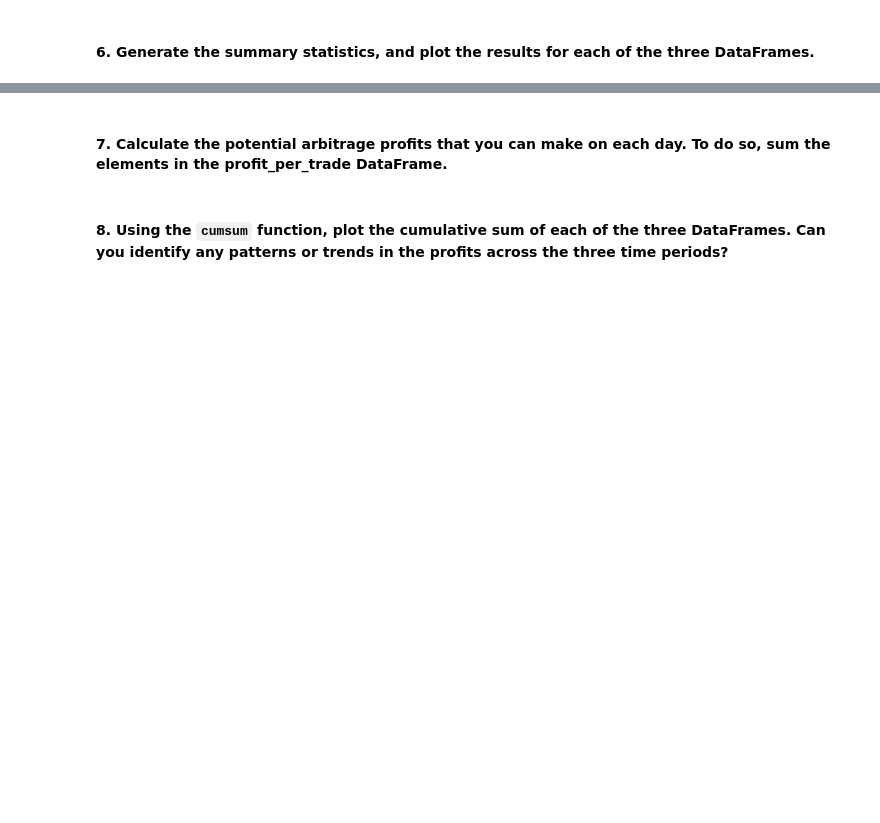
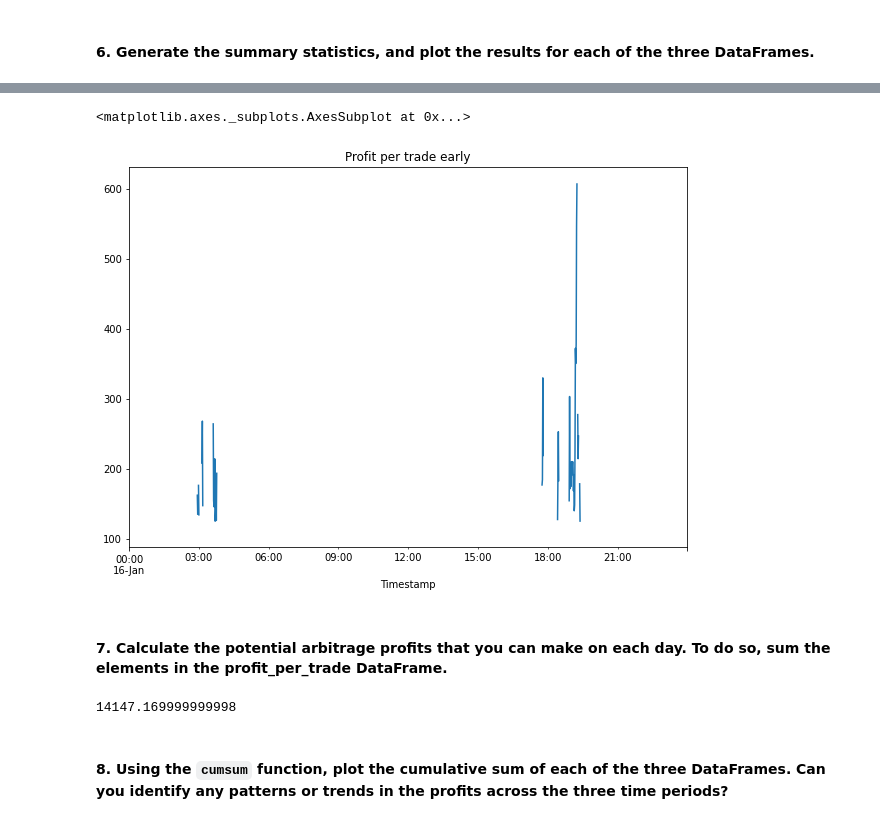
Before and after one commit to willco-1/crypto-arbitrage-challenge, a Jupyter notebook: crypto_arbitrage.ipynb, the cells around one changed output, grey strips where cells are left out. Cells and saved outputs as stored; diff of their text form; code cells hidden in the pictures; blank space fills up the shorter version.

```diff
--- a/crypto_arbitrage.ipynb
+++ b/crypto_arbitrage.ipynb
@@ -428,8 +428,7 @@ Calculate the potential profits for each date that you selected in the previous
 # %%
 # For the date early in the dataset, measure the arbitrage spread between the two exchanges
 # by subtracting the lower-priced exchange from the higher-priced one
-arbitrage_spread_early = coinbase_df['Close'].loc['2018-01-16'] - bitstamp_df['Close'].loc['2018-01-16']
-
+arbitrage_spread_early = coinbase_sliced['Close'].loc['2018-01-16'] - bitstamp_sliced['Close'].loc['2018-01-16']
 
 # Use a conditional statement to generate the summary statistics for each arbitrage_spread DataFrame
 # YOUR CODE HERE
@@ -449,7 +448,7 @@ Name: Close, dtype: float64
 # %%
 # For the date early in the dataset, calculate the spread returns by dividing the instances when the arbitrage spread is positive (> 0)
 # by the price of Bitcoin from the exchange you are buying on (the lower-priced exchange).
-spread_return_early = arbitrage_spread_early[arbitrage_spread_early>0] / bitstamp_df['Close'].loc['2018-01-16']
+spread_return_early = arbitrage_spread_early[arbitrage_spread_early>0] / bitstamp_sliced['Close'].loc['2018-01-16']
 
 # Review the spread return DataFrame
 # YOUR CODE HERE
@@ -480,9 +504,10 @@ profitable_trades_early =
 # %%
 # For the date early in the dataset, calculate the potential profit per trade in dollars
 # Multiply the profitable trades by the cost of the Bitcoin that was purchased
-profit_early = E
+profit_per_trade_early = spread_return_early[spread_return_early>0.01] * bitstamp_sliced['Close'].loc['2018-01-16']
 
 # Drop any missing values from the profit DataFrame
-profit_per_trade_early =
+profit_per_trade_early.dropna()
 
 # View the early profit DataFrame
+profit_per_trade_early
@@ -494,11 +544,18 @@ profit_per_trade_early =
 # %%
 # Plot the results for the early profit per trade DataFrame
 # YOUR CODE HERE
+profit_per_trade_early.plot(figsize=(10,7), title='Profit per trade early')
+# %% [output]
+<matplotlib.axes._subplots.AxesSubplot at 0x...>
+[figure, added]
 # %% [markdown]
 #### 7. Calculate the potential arbitrage profits that you can make on each day. To do so, sum the elements in the profit_per_trade DataFrame.
 # %%
 # Calculate the sum of the potential profits for the early profit per trade DataFrame
-# YOUR CODE HERE
+cumulative_profit_early = profit_per_trade_early.sum()
+cumulative_profit_early
+# %% [output]
+14147.169999999998
 # %% [markdown]
 #### 8. Using the `cumsum` function, plot the cumulative sum of each of the three DataFrames. Can you identify any patterns or trends in the profits across the three time periods?
 # %%
```
Also changed, not shown: parts of 6 cells of this notebook.
